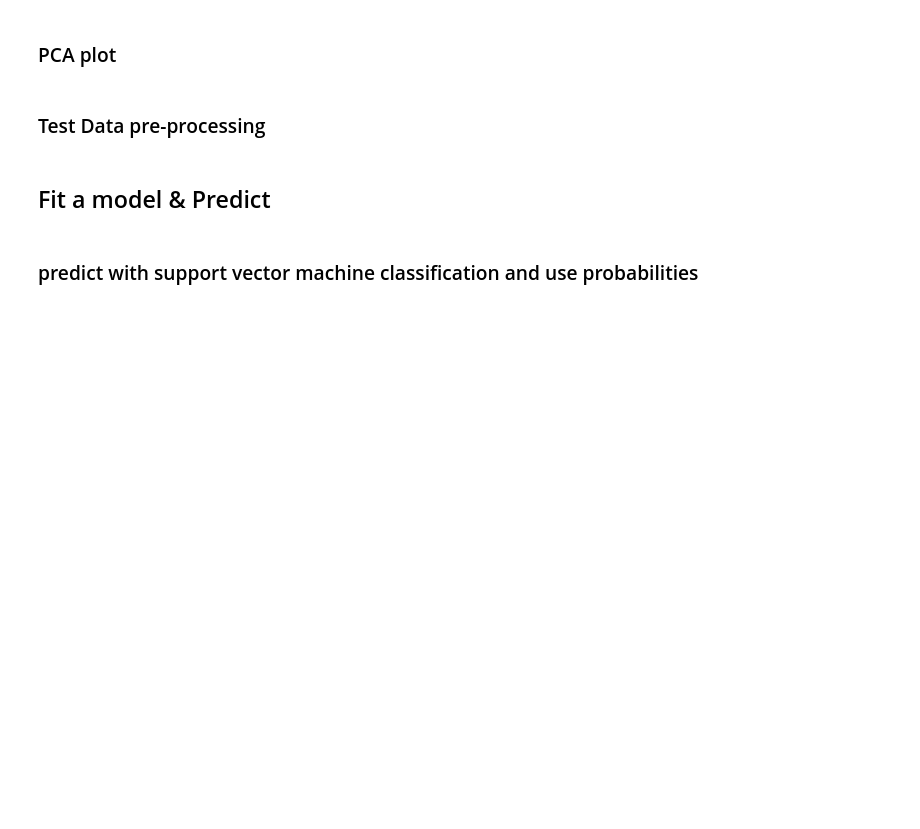
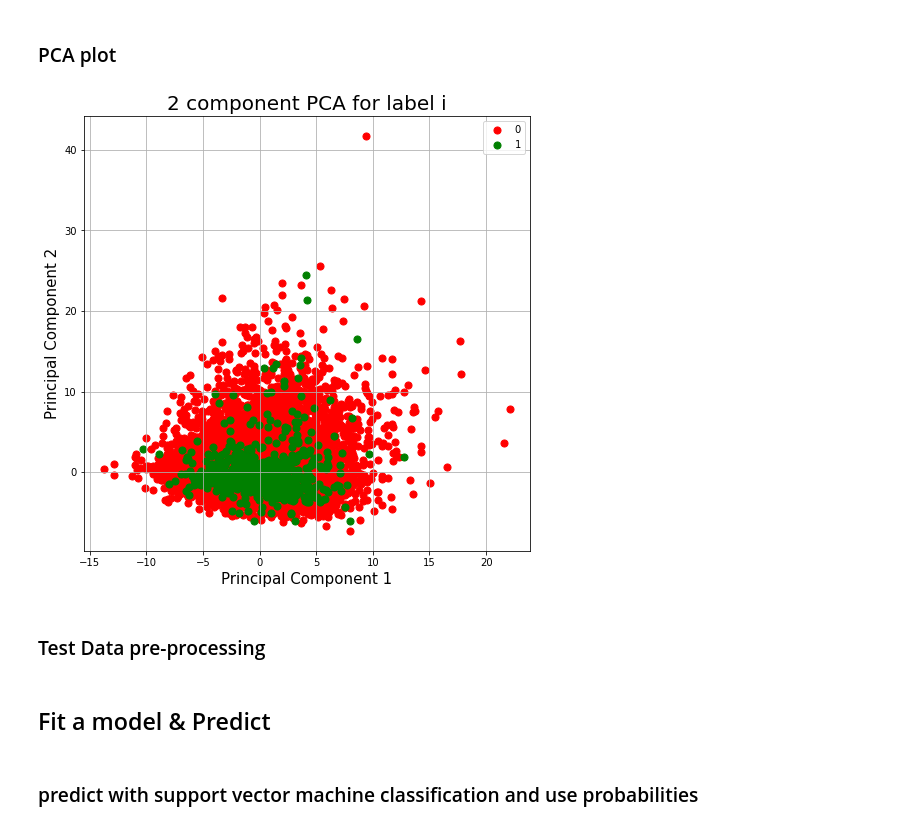
Before and after one commit to Ahmadrezauf/IntroToML, a Jupyter notebook: task_2/Ldt_task2.ipynb, the cells around one changed output. Saved outputs shown, nothing was run; the diff lists cells and outputs as text; code cells hidden in the pictures; blank space fills up the shorter version.

```diff
--- a/task_2/Ldt_task2.ipynb
+++ b/task_2/Ldt_task2.ipynb
@@ -133,3 +137,26 @@ msno.matrix(df_train_features)
 msno.heatmap(df_train_features)
 # %% [markdown]
 ### Train data pre-processing
+# %%
+df_train_agg_features = df_train_features.groupby('pid').agg([np.min, np.max, np.mean])
+df_train_agg_features = df_train_agg_features.iloc[:,5:]
+# Removing ETCo2
+df_train_agg_features = df_train_agg_features.drop(df_train_agg_features.columns[[1,2,3]],  axis = 1)
+print(df_train_agg_features.columns)
+df_train_agg_features.columns
+print(int(df_train_agg_features.shape[1]))
+print(int(df_train_agg_features.shape[1]/3))
+
+# how much missing data?
+print("number of missing values:")
+print(df_train_agg_features.isnull().sum(axis=0))
+
+na_percent_max = int(0.8 * df_train_agg_features.shape[0])
+tmp = pd.DataFrame(df_train_agg_features)
+for i in range(1, (int(df_train_agg_features.shape[1]/3))):
+    na_count = df_train_agg_features.iloc[:,i].isna().sum()
+    print(df_train_agg_features.columns[i])
+    print(na_count)
+
+    if(na_count > na_percent_max):
+        print("should be removed")
@@ -170,27 +213,29 @@ pd.DataFrame(data_train_scaled).corrwith(other = pd.DataFrame(df_train_agg_imput
 # %%
 pca = PCA(n_components=2)
 
 principalComponents = pca.fit_transform(data_train_scaled)
 principalDf = pd.DataFrame(data = principalComponents
              , columns = ['principal component 1', 'principal component 2'])
 
-finalDf = pd.concat([principalDf, df_train_labels[['LABEL_BaseExcess']]], axis = 1)
+finalDf = pd.concat([principalDf, df_train_labels[[df_train_labels.columns[9]]]], axis = 1)
 
 fig = plt.figure(figsize = (8,8))
 ax = fig.add_subplot(1,1,1)
 ax.set_xlabel('Principal Component 1', fontsize = 15)
 ax.set_ylabel('Principal Component 2', fontsize = 15)
-ax.set_title('2 component PCA for LABEL_BaseExcess', fontsize = 20)
+ax.set_title('2 component PCA for label i', fontsize = 20)
 targets = [0, 1]
 colors = ['r', 'g', 'b']
 for target, color in zip(targets,colors):
-    indicesToKeep = finalDf['LABEL_BaseExcess'] == target
+    indicesToKeep = finalDf[df_train_labels.columns[9]] == target
     ax.scatter(finalDf.loc[indicesToKeep, 'principal component 1']
                , finalDf.loc[indicesToKeep, 'principal component 2']
                , c = color
                , s = 50)
 ax.legend(targets)
 ax.grid()
+# %% [output]
+[figure, added]
 # %% [markdown]
 ### Test Data pre-processing
 # %%
```
Also changed, not shown: parts of 10 cells of this notebook, 6 other files.
